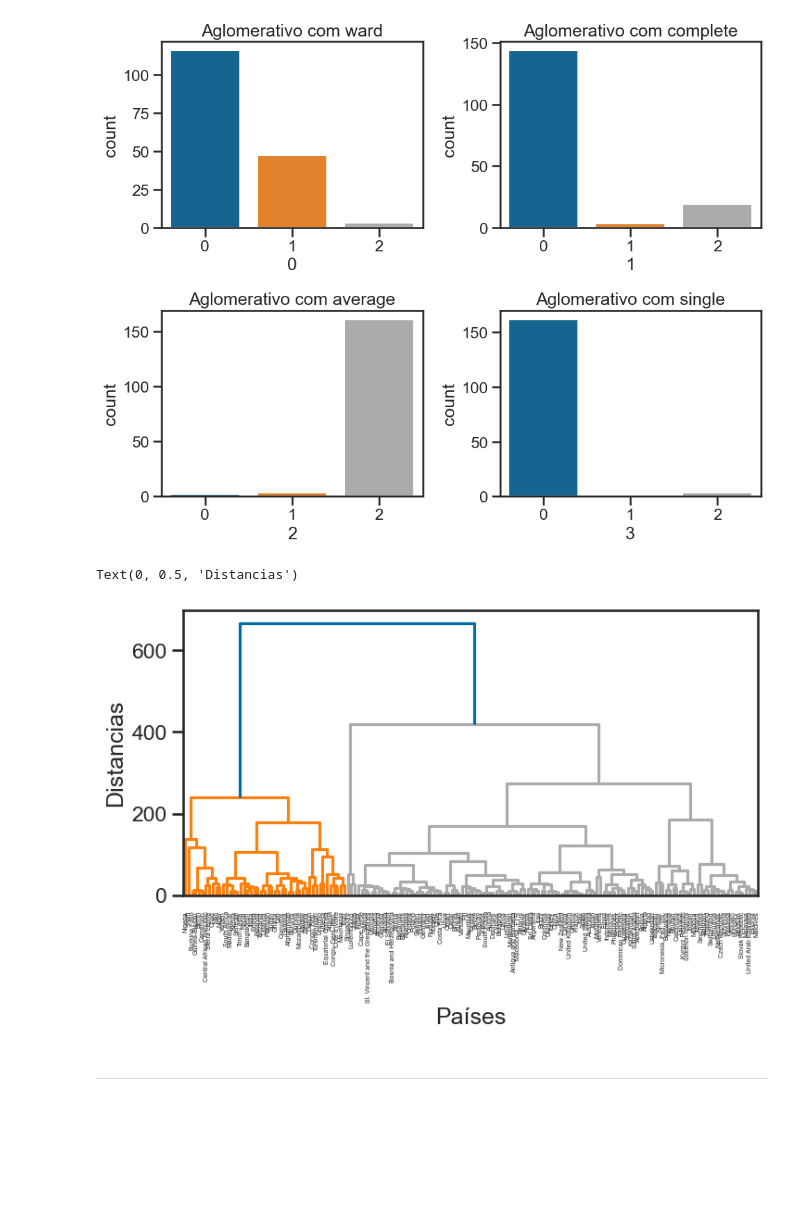
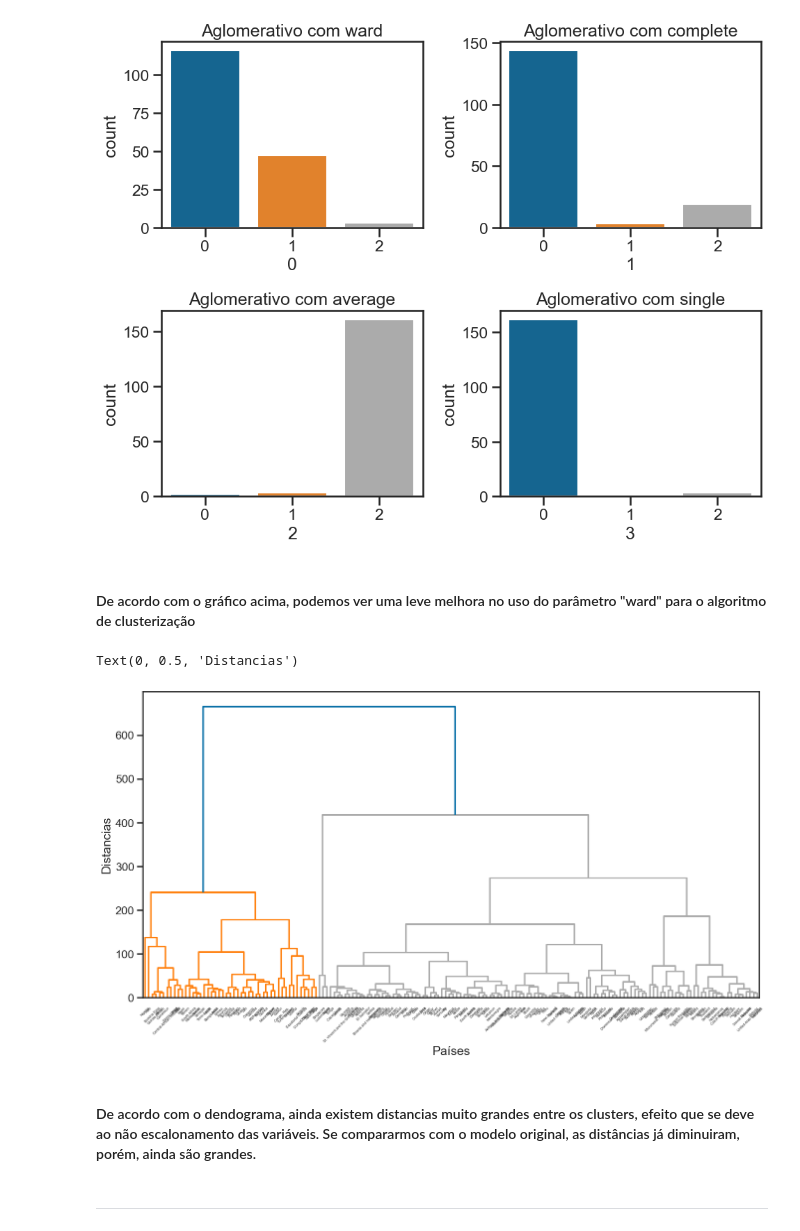
Before and after one commit to claudiopickersgill/country-data, a Jupyter notebook: 2-models/2-dados-log-2.ipynb, the cells around one changed output. Saved outputs shown, nothing was run; the diff lists cells and outputs as text; code cells hidden in the pictures; blank space fills up the shorter version.

```diff
--- a/2-models/2-dados-log-2.ipynb
+++ b/2-models/2-dados-log-2.ipynb
@@ -105,19 +121,23 @@ plt.tight_layout()
 plt.show()
 # %% [output]
 [figure]
+# %% [markdown]
+#### De acordo com o gráfico acima, podemos ver uma leve melhora no uso do parâmetro "ward" para o algoritmo de clusterização
 # %%
 plt.style.use('tableau-colorblind10')
 sns.set_style('ticks')
 sns.set_context('talk')
-fig, ax = plt.subplots(1, 1, figsize=(8, 4))
+fig, ax = plt.subplots(1, 1, figsize=(16, 8))
 
 linkage = sch.linkage(country_log_2, method="ward")
-dendrogram = sch.dendrogram(linkage, labels=country_log_2.index, leaf_rotation=90)
+dendrogram = sch.dendrogram(linkage, labels=country_log_2.index, leaf_rotation=45)
 
 ax.set_xlabel('Países')
 ax.set_ylabel('Distancias')
 # %% [output]
 Text(0, 0.5, 'Distancias')
-[figure, old version]
+[figure, new version]
+# %% [markdown]
+#### De acordo com o dendograma, ainda existem distancias muito grandes entre os clusters, efeito que se deve ao não escalonamento das variáveis. Se compararmos com o modelo original, as distâncias já diminuiram, porém, ainda são grandes.
 # %% [markdown]
 _____________________
```
Also changed, not shown: parts of 20 cells of this notebook, 4 other files.
